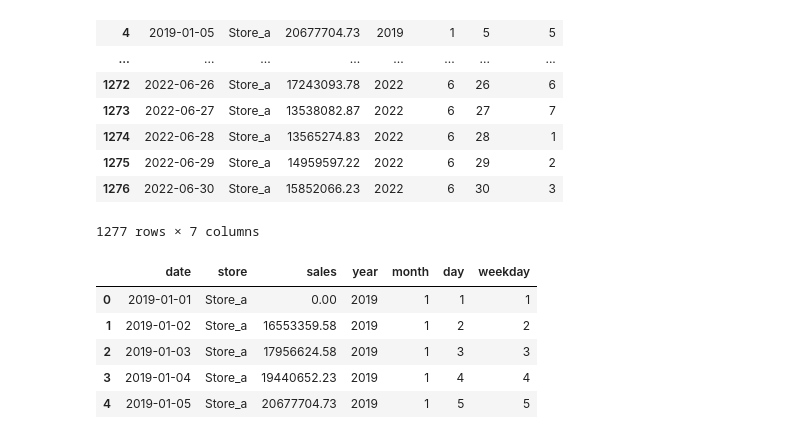
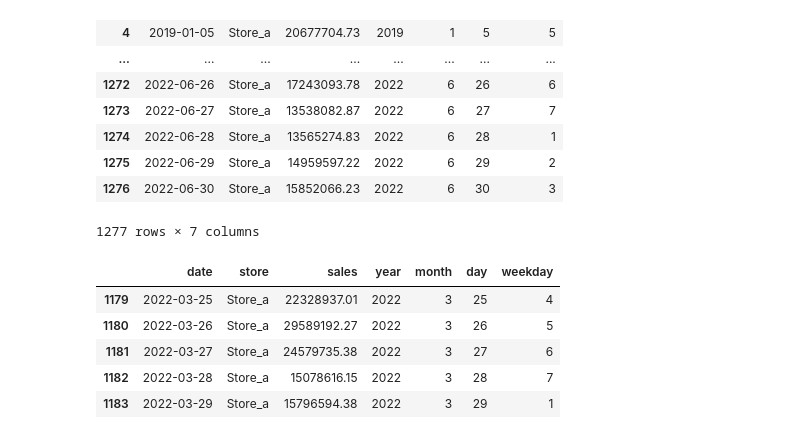
Before and after one commit to OriginalModo/FORECAST_TESTT, a Jupyter notebook: Data_Cleaning.ipynb, the cells around one changed output. Cells and saved outputs as stored; diff of their text form; code cells hidden in the pictures.

```diff
--- a/Data_Cleaning.ipynb
+++ b/Data_Cleaning.ipynb
@@ -56,6 +56,7 @@ df.head()
 # df = df[df['store'] == 1]
 # df = df[df['item'] == 1]
 
+# df['date'] = pd.to_datetime(df['date'], format='%Y-%m-%d') # convert date column to datatime object
 df['date'] = pd.to_datetime(df['date'], format='%Y-%m-%d') # convert date column to datatime object
 
 # # Create Date-related Features to be used for EDA and Supervised ML: Regression
@@ -67,8 +68,8 @@ df['weekday'] = np.where(df.weekday == 0, 7, df.weekday)
 #
 # # Split the series to predict the last 3 months of 2017
 temp_df = df.set_index('date')
-train_df = temp_df.loc[:'2022-02-01'].reset_index(drop=False)
-test_df = temp_df.loc['2022-10-01':].reset_index(drop=False)
+train_df = temp_df.loc[:'2022-03-29'].reset_index(drop=False)
+test_df = temp_df.loc['2022-03-30':].reset_index(drop=False)
 #
 df
 # %% [output]
@@ -86,11 +87,11 @@ df
 | 1276 | 2022-06-30 | Store_a | 15852066.23 | 2022 | 6 | 30 | 3 |
 1277 rows × 7 columns
 # %%
-train_df.head()
+train_df.tail()
 # %% [output]
 |  | date | store | sales | year | month | day | weekday |
-| 0 | 2019-01-01 | Store_a | 0.00 | 2019 | 1 | 1 | 1 |
-| 1 | 2019-01-02 | Store_a | 16553359.58 | 2019 | 1 | 2 | 2 |
-| 2 | 2019-01-03 | Store_a | 17956624.58 | 2019 | 1 | 3 | 3 |
-| 3 | 2019-01-04 | Store_a | 19440652.23 | 2019 | 1 | 4 | 4 |
-| 4 | 2019-01-05 | Store_a | 20677704.73 | 2019 | 1 | 5 | 5 |
+| 1179 | 2022-03-25 | Store_a | 22328937.01 | 2022 | 3 | 25 | 4 |
+| 1180 | 2022-03-26 | Store_a | 29589192.27 | 2022 | 3 | 26 | 5 |
+| 1181 | 2022-03-27 | Store_a | 24579735.38 | 2022 | 3 | 27 | 6 |
+| 1182 | 2022-03-28 | Store_a | 15078616.15 | 2022 | 3 | 28 | 7 |
+| 1183 | 2022-03-29 | Store_a | 15796594.38 | 2022 | 3 | 29 | 1 |
```
Also changed, not shown: parts of 13 cells of this notebook.
